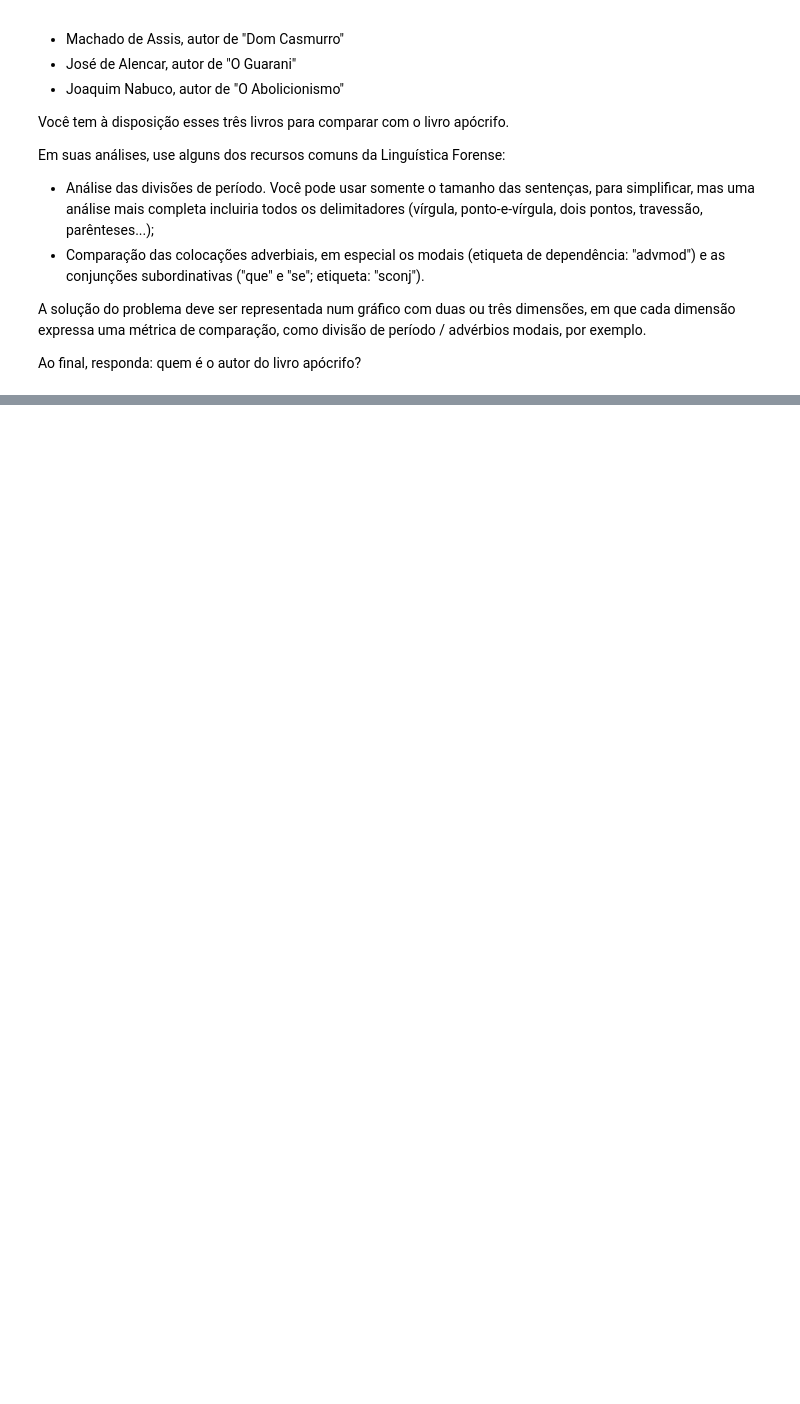
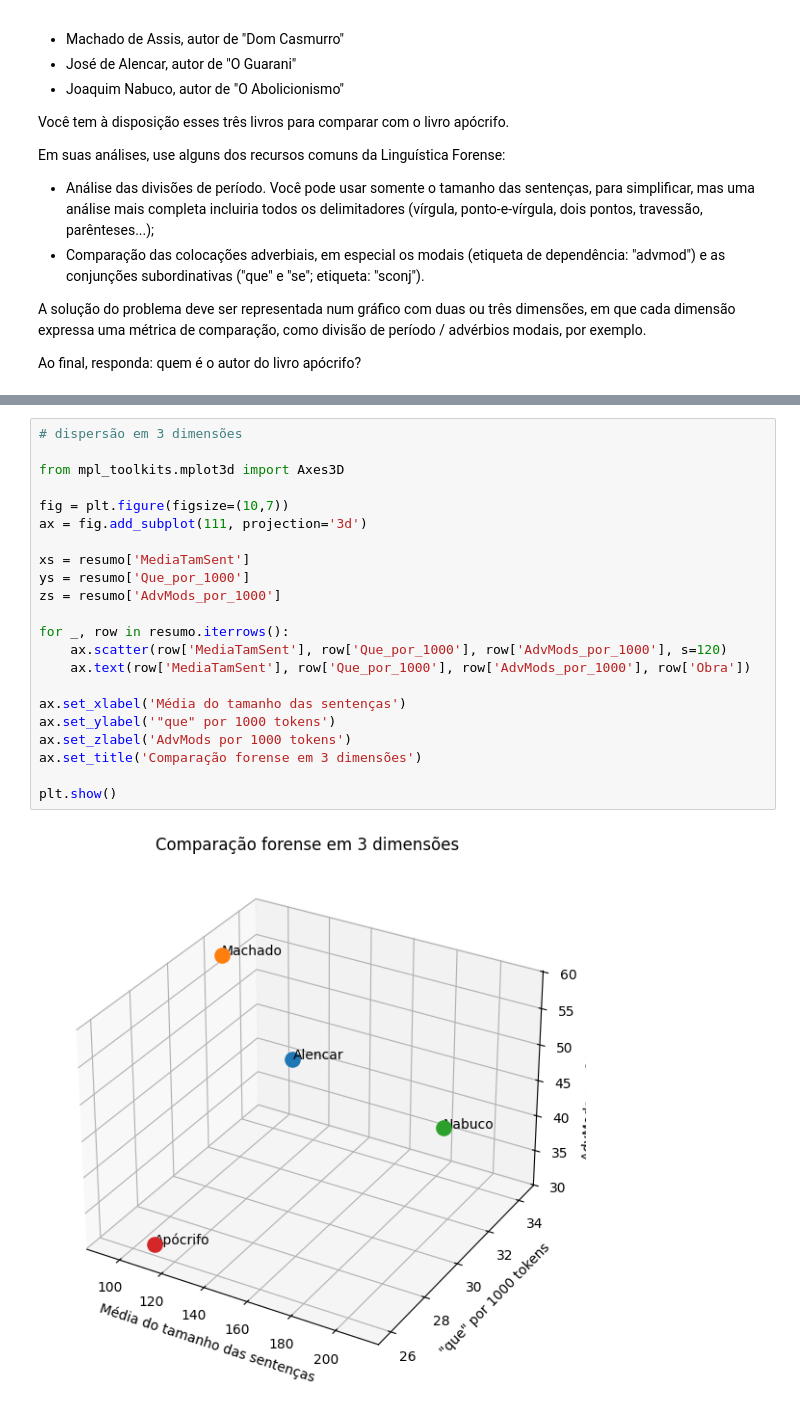
Before and after one commit to mbenedicto99/Natural-Language-Processing, a Jupyter notebook: PECE_2026_POS_tagging_e_dependências.ipynb, the cells around one changed output, grey strips where cells are left out. Drawn from its saved outputs; the diff is of its cells as text; blank space fills up the shorter version.

```diff
--- a/PECE_2026_POS_tagging_e_dependências.ipynb
+++ b/PECE_2026_POS_tagging_e_dependências.ipynb
@@ -238,0 +557,24 @@ Ao final, responda: quem é o autor do livro apócrifo?
+# %%
+# dispersão em 3 dimensões
+
+from mpl_toolkits.mplot3d import Axes3D
+
+fig = plt.figure(figsize=(10,7))
+ax = fig.add_subplot(111, projection='3d')
+
+xs = resumo['MediaTamSent']
+ys = resumo['Que_por_1000']
+zs = resumo['AdvMods_por_1000']
+
+for _, row in resumo.iterrows():
+    ax.scatter(row['MediaTamSent'], row['Que_por_1000'], row['AdvMods_por_1000'], s=120)
+    ax.text(row['MediaTamSent'], row['Que_por_1000'], row['AdvMods_por_1000'], row['Obra'])
+
+ax.set_xlabel('Média do tamanho das sentenças')
+ax.set_ylabel('"que" por 1000 tokens')
+ax.set_zlabel('AdvMods por 1000 tokens')
+ax.set_title('Comparação forense em 3 dimensões')
+
+plt.show()
+# %% [output]
+[figure, added]
```
Also changed, not shown: parts of 36 cells of this notebook.
